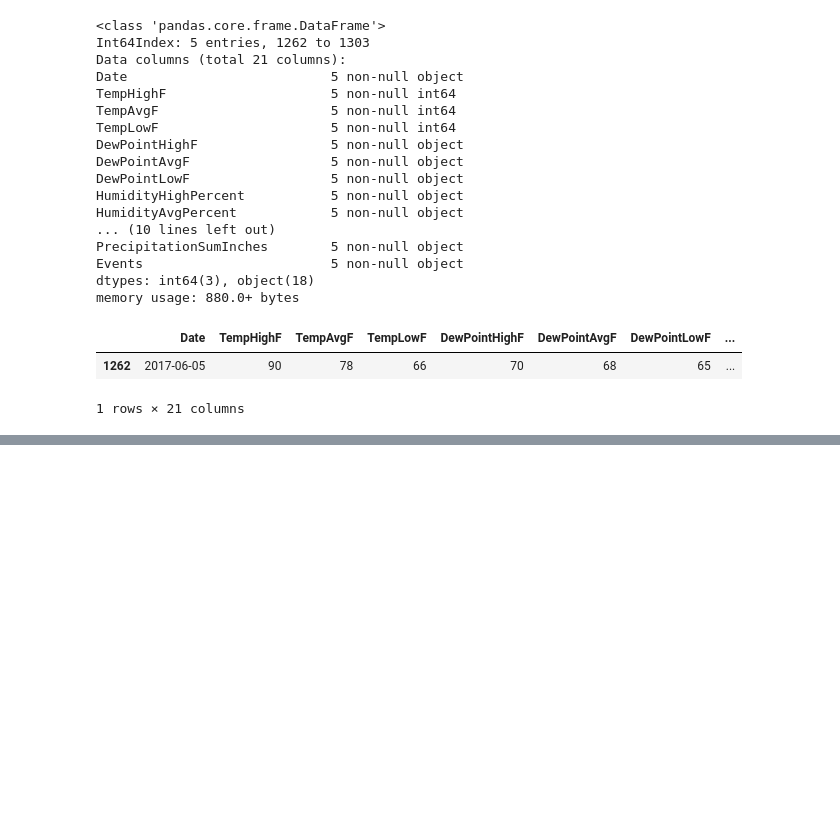
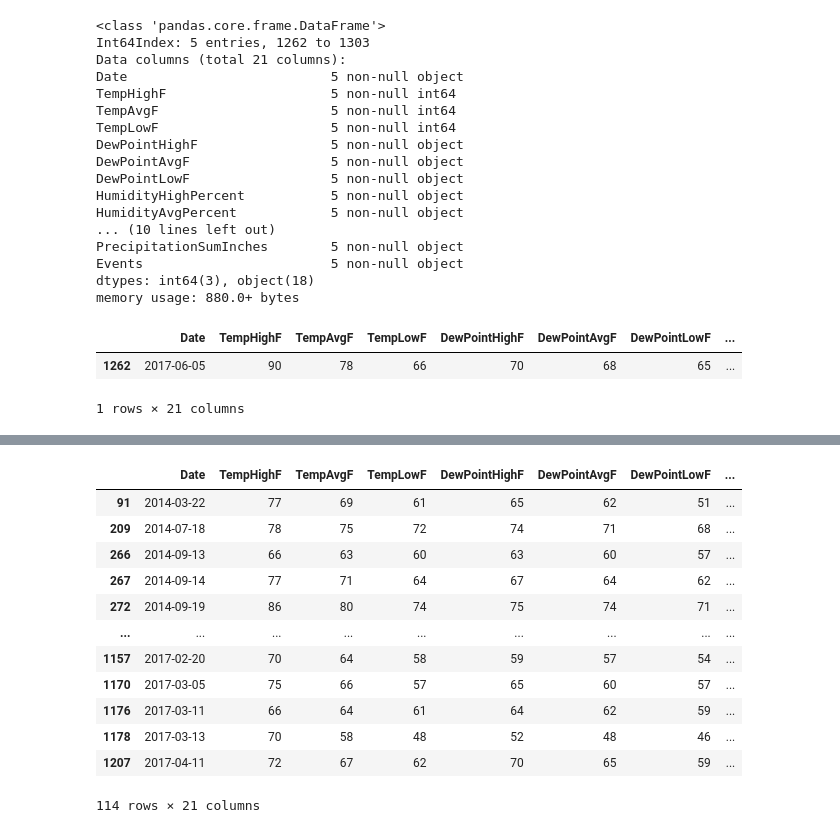
Before and after one commit to sunwenliang14/credit-card-risk, a Jupyter notebook: credit-risk-analysis.ipynb, the cells around one changed output, grey strips where cells are left out. Cells and saved outputs as stored; diff of their text form; code cells hidden in the pictures; blank space fills up the shorter version.

```diff
--- a/credit-risk-analysis.ipynb
+++ b/credit-risk-analysis.ipynb
@@ -549,0 +565,16 @@ df3.head(1)
+# %%
+df2[df2.HumidityAvgPercent >= '80']
+# %% [output]
+|  | Date | TempHighF | TempAvgF | TempLowF | DewPointHighF | DewPointAvgF | DewPointLowF | ... |
+| 91 | 2014-03-22 | 77 | 69 | 61 | 65 | 62 | 51 | ... |
+| 209 | 2014-07-18 | 78 | 75 | 72 | 74 | 71 | 68 | ... |
+| 266 | 2014-09-13 | 66 | 63 | 60 | 63 | 60 | 57 | ... |
+| 267 | 2014-09-14 | 77 | 71 | 64 | 67 | 64 | 62 | ... |
+| 272 | 2014-09-19 | 86 | 80 | 74 | 75 | 74 | 71 | ... |
+| ... | ... | ... | ... | ... | ... | ... | ... | ... |
+| 1157 | 2017-02-20 | 70 | 64 | 58 | 59 | 57 | 54 | ... |
+| 1170 | 2017-03-05 | 75 | 66 | 57 | 65 | 60 | 57 | ... |
+| 1176 | 2017-03-11 | 66 | 64 | 61 | 64 | 62 | 59 | ... |
+| 1178 | 2017-03-13 | 70 | 58 | 48 | 52 | 48 | 46 | ... |
+| 1207 | 2017-04-11 | 72 | 67 | 62 | 70 | 65 | 59 | ... |
+114 rows × 21 columns
```
Also changed, not shown: parts of 1 cell of this notebook.
